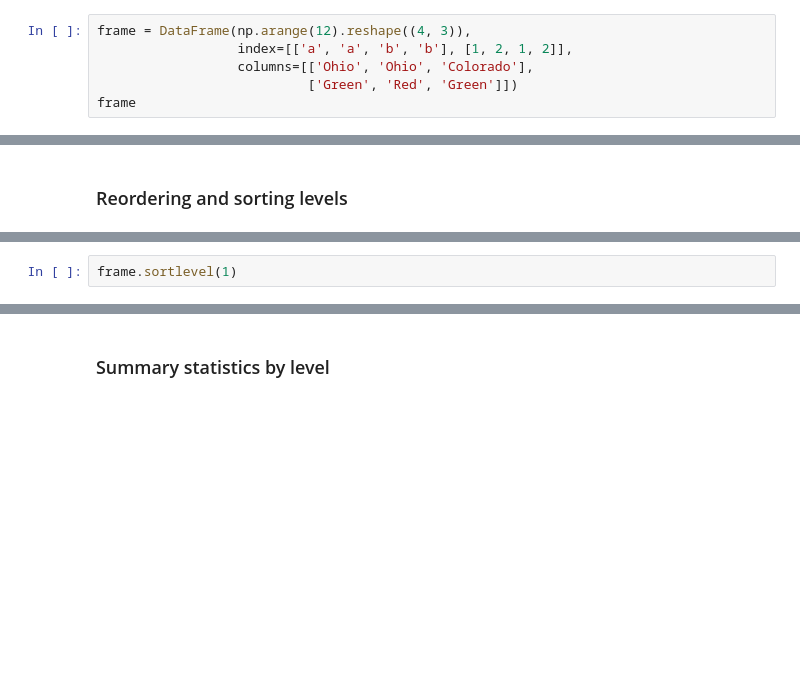
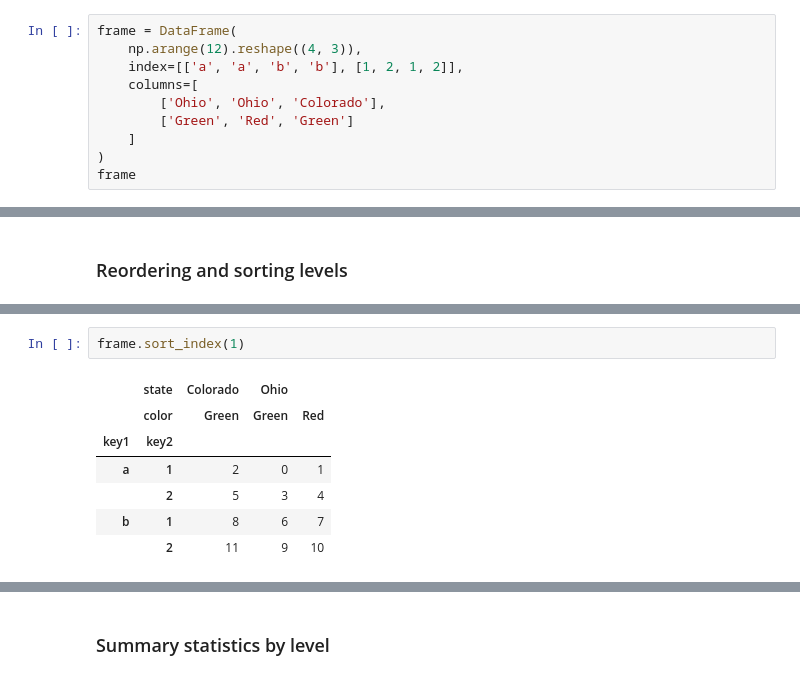
Before and after one commit to OleksiiF/data_analysis, a Jupyter notebook: src/personal_pandas.ipynb, the cells around one changed output, grey strips where cells are left out. Cells and saved outputs as stored; diff of their text form; blank space fills up the shorter version.

```diff
--- a/src/personal_pandas.ipynb
+++ b/src/personal_pandas.ipynb
@@ -874,6 +1510,10 @@ data.unstack().stack()
 # %%
-frame = DataFrame(np.arange(12).reshape((4, 3)),
-                  index=[['a', 'a', 'b', 'b'], [1, 2, 1, 2]],
-                  columns=[['Ohio', 'Ohio', 'Colorado'],
-                           ['Green', 'Red', 'Green']])
+frame = DataFrame(
+    np.arange(12).reshape((4, 3)),
+    index=[['a', 'a', 'b', 'b'], [1, 2, 1, 2]],
+    columns=[
+        ['Ohio', 'Ohio', 'Colorado'],
+        ['Green', 'Red', 'Green']
+    ]
+)
 frame
@@ -893,3 +1568,11 @@ frame.swaplevel('key1', 'key2')
 # %%
-frame.sortlevel(1)
+frame.sort_index(1)
+# %% [output]
+|  | state | Colorado | Ohio |  |
+|  | color | Green | Green | Red |
+| key1 | key2 |  |  |  |
+| a | 1 | 2 | 0 | 1 |
+|  | 2 | 5 | 3 | 4 |
+| b | 1 | 8 | 6 | 7 |
+|  | 2 | 11 | 9 | 10 |
 # %%
```
Also changed, not shown: parts of 156 cells of this notebook, 2 other files.
